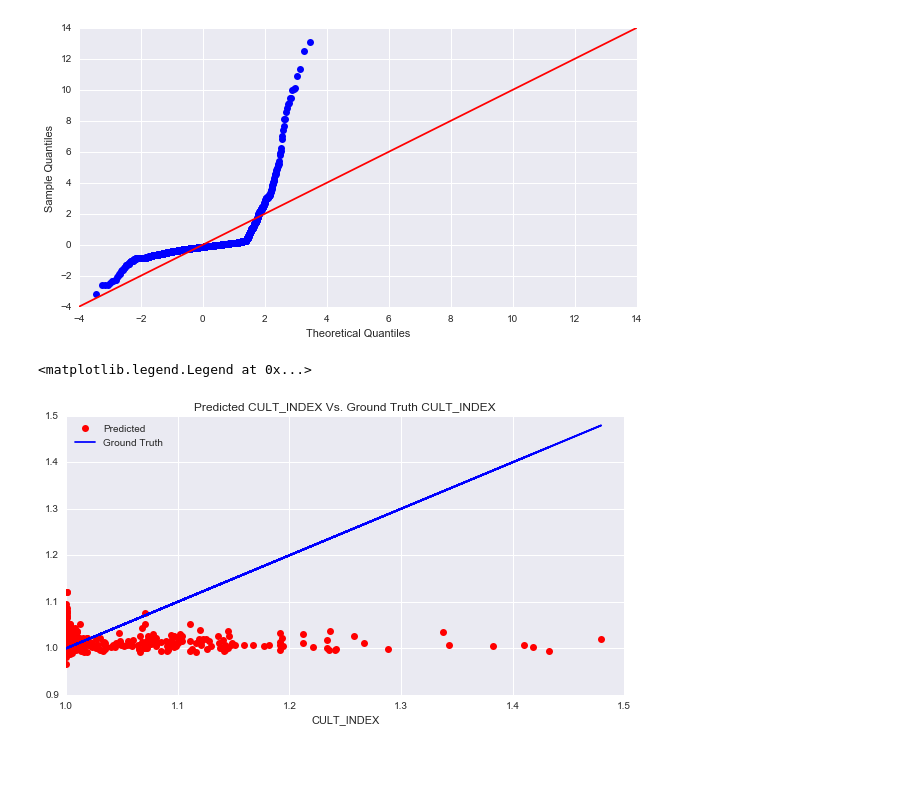
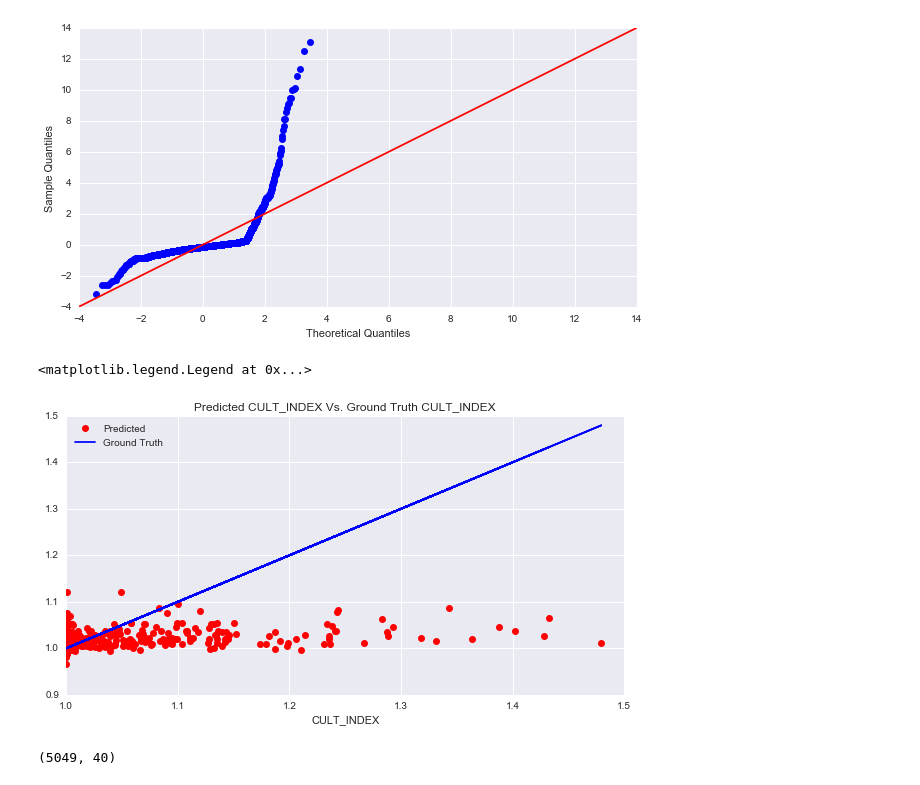
Before and after one commit to ashirwad08/predicting-cult-movies, a Jupyter notebook: workspace cult movies GENERATE TRAINING TEST.ipynb, the cells around one changed output. Cells and saved outputs as stored; diff of their text form; code cells hidden in the pictures.

```diff
--- a/workspace cult movies GENERATE TRAINING TEST.ipynb
+++ b/workspace cult movies GENERATE TRAINING TEST.ipynb
@@ -225,0 +219,10 @@ array([ 0.99455712,  0.99866788,  1.00683114, ...,  1.02548923,
+# %%
+#removing outliers
+raw=raw[~raw.index.isin(['Dinosaur','Killer Joe','Lust, Caution','Breaking Away', 'The Trip to Bountiful','Playing by Heart','Miracle','Me and You and Everyone We Know',
+                  'Melinda and Melinda','Spun','Sleepwalk with Me','I Want Someone to Eat Cheese With','Brooklyn Rules','The Future','Life During Wartime',
+                  'Red State','Trouble in Mind','Mister Lonely','Titus','Monsoon Wedding','Three Portraits','After Life','Clean, Shaven',
+                  'Finishing the Game'])]
+
+pred1 = fit1_1.predict(X_test)
+
+pred1
@@ -346,12 +352,12 @@ fig=sm.qqplot(fit2.resid, fit=True, line='45',ax=ax)
 [figure]
 # %%
 fig, ax = plt.subplots(figsize=(10,5))
-ax.plot(y_test, pred2, 'ro', label="Predicted")
-ax.plot(y_test, y_test, 'b-', label="Ground Truth")
+ax.plot(y1_test, pred2, 'ro', label="Predicted")
+ax.plot(y1_test, y1_test, 'b-', label="Ground Truth")
 #ax.plot(np.hstack((x1, x1n)), np.hstack((ypred, ynewpred)), 'r', label="OLS prediction")
 plt.title('Predicted CULT_INDEX Vs. Ground Truth CULT_INDEX')
 plt.xlabel('CULT_INDEX')
 ax.legend(loc="best")
 # %% [output]
 <matplotlib.legend.Legend at 0x...>
-[figure, old version]
+[figure, new version]
@@ -357,0 +366,4 @@ ax.legend(loc="best")
+# %%
+raw.shape
+# %% [output]
+(5049, 40)
```
Also changed, not shown: parts of 11 cells of this notebook, 9 other files.
